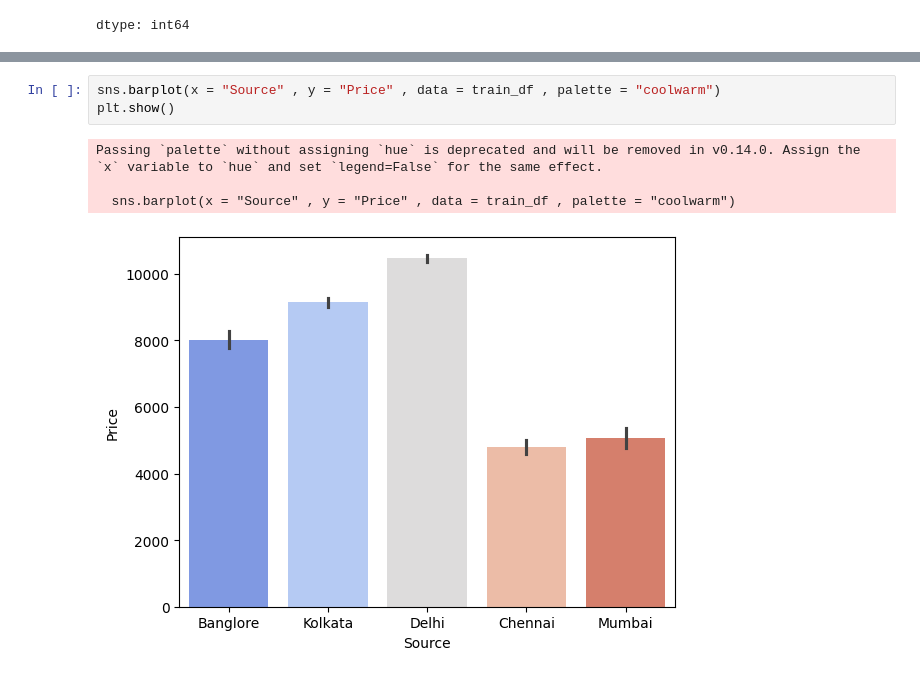
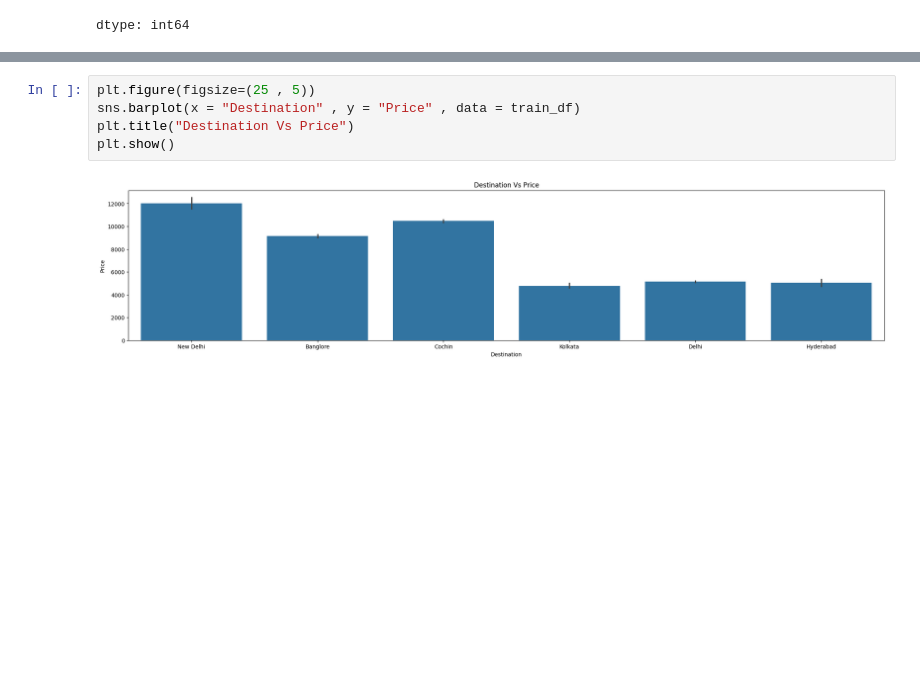
Before and after one commit to AyonChatterjee/ML-Projects-, a Jupyter notebook: Flight_Price_Prediction.ipynb, the cells around one changed output, grey strips where cells are left out. Drawn from its saved outputs; the diff is of its cells as text; blank space fills up the shorter version.

```diff
--- a/Flight_Price_Prediction.ipynb
+++ b/Flight_Price_Prediction.ipynb
@@ -245,9 +235,8 @@ Passing `palette` without assigning `hue` is deprecated and will be removed in v
 # %%
-sns.barplot(x = "Source" , y = "Price" , data = train_df , palette = "coolwarm")
+plt.figure(figsize=(25 , 5))
+sns.barplot(x = "Destination" , y = "Price" , data = train_df)
+plt.title("Destination Vs Price")
 plt.show()
 # %% [output]
-Passing `palette` without assigning `hue` is deprecated and will be removed in v0.14.0. Assign the `x` variable to `hue` and set `legend=False` for the same effect.
-
-  sns.barplot(x = "Source" , y = "Price" , data = train_df , palette = "coolwarm")
-[figure, old version]
+[figure, new version]
 # %%
```
Also changed, not shown: parts of 54 cells of this notebook.
